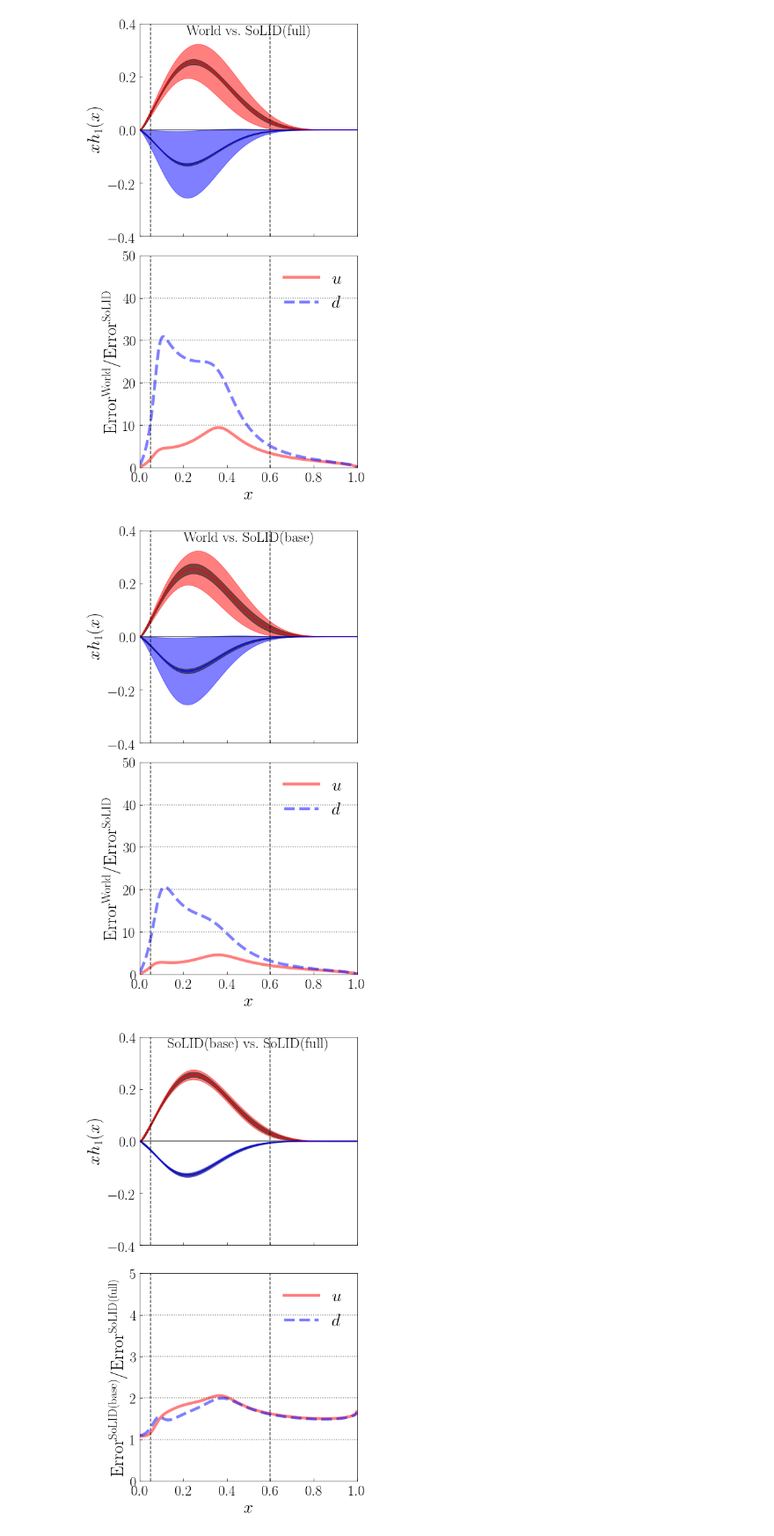
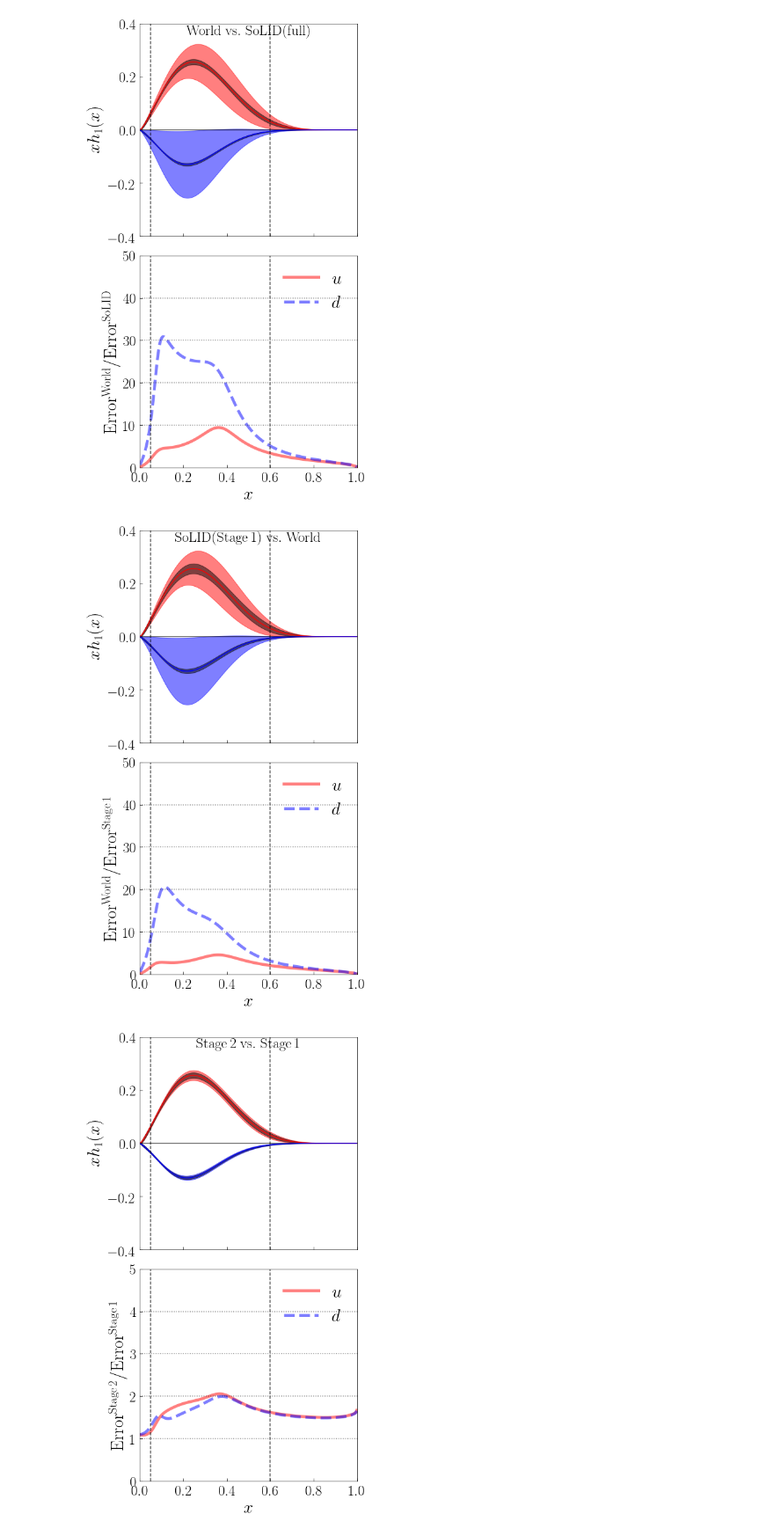
Before and after one commit to nathalysns/LiuSIDIS, a Jupyter notebook: SoLID/urgent/fit/Untitled.ipynb, the cells around one changed output. Shown at 88% size. Drawn from its saved outputs; the diff is of its cells as text; code cells hidden in the pictures.

```diff
--- a/SoLID/urgent/fit/Untitled.ipynb
+++ b/SoLID/urgent/fit/Untitled.ipynb
@@ -89,7 +89,7 @@ ax.tick_params(axis = 'both', which = 'both', direction = 'in', length = 5, pad
 ax.set_xticklabels([])
 ax.axvline(x = 0.05, linestyle = '--', color = 'black', alpha = 0.7)
 ax.axvline(x = 0.6, linestyle = '--', color = 'black', alpha = 0.7)
-ax.text(0.5, 0.95, r'$\rm World~vs.~SoLID(base)$', transform = ax.transAxes, horizontalalignment = 'center', fontsize = 25)
+ax.text(0.5, 0.95, r'$\rm SoLID(Stage\,1)~vs.~World$', transform = ax.transAxes, horizontalalignment = 'center', fontsize = 25)
 
 
 
@@ -101,7 +101,7 @@ ax.plot(xh['world'][:,0], xh['world'][:,4] / xh['base'][:,4],\
 ax.set_xlim(0,1)
 ax.set_ylim(0, 50)
 ax.set_xlabel(r'$x$', size = 30)
-ax.set_ylabel(r'$\rm Error^{World}/Error^{SoLID}$', size = 30)
+ax.set_ylabel(r'$\rm Error^{World}/Error^{Stage\,1}$', size = 30)
 ax.tick_params(axis = 'both', which = 'both', direction = 'in', length = 5, pad = 6, labelsize = 25)
 ax.axhline(y = 10, linestyle = ':', color = 'black', alpha = 0.5)
 ax.axhline(y = 20, linestyle = ':', color = 'black', alpha = 0.5)
@@ -113,9 +113,9 @@ ax.legend(frameon = False, loc = 'upper right', fontsize = 30)
 
 
 fig.tight_layout()
-fig.savefig("world-base.pdf")
+fig.savefig("world-stage1.pdf")
 # %% [output]
-[figure, old version]
+[figure, new version]
 # %%
 nrows, ncols = 2, 1
 tol = 7.04
@@ -137,37 +137,37 @@ ax.plot(xh['base'][:,0], xh['base'][:,3], color = 'blue', linestyle = '-')
 ax.set_xlim(0,1)
 ax.set_ylim(-0.4, 0.4)
 ax.set_ylabel(r'$xh_1(x)$', size = 30)
 ax.tick_params(axis = 'both', which = 'both', direction = 'in', length = 5, pad = 6, labelsize = 25)
 ax.set_xticklabels([])
 ax.axvline(x = 0.05, linestyle = '--', color = 'black', alpha = 0.7)
 ax.axvline(x = 0.6, linestyle = '--', color = 'black', alpha = 0.7)
-ax.text(0.5, 0.95, r'$\rm SoLID(base)~vs.~SoLID(full)$', transform = ax.transAxes, horizontalalignment = 'center', fontsize = 25)
+ax.text(0.5, 0.95, r'$\rm Stage\,2~vs.~Stage\,1$', transform = ax.transAxes, horizontalalignment = 'center', fontsize = 25)
 
 
 
 ax = fig.add_subplot(nrows, ncols, 2)
 ax.plot(xh['base'][:,0], xh['base'][:,2] / xh['solid'][:,2],\
         linestyle = '-', linewidth = 5, color = 'red', alpha = 0.5, label = r'$u$')
 ax.plot(xh['base'][:,0], xh['base'][:,4] / xh['solid'][:,4],\
         linestyle = '--', linewidth =5, color = 'blue', alpha = 0.5, label = r'$d$')
 ax.set_xlim(0,1)
 ax.set_ylim(0, 5)
 ax.set_xlabel(r'$x$', size = 30)
-ax.set_ylabel(r'$\rm Error^{SoLID(base)}/Error^{SoLID(full)}$', size = 30)
+ax.set_ylabel(r'$\rm Error^{Stage\,2}/Error^{Stage\,1}$', size = 30)
 ax.tick_params(axis = 'both', which = 'both', direction = 'in', length = 5, pad = 6, labelsize = 25)
 ax.axhline(y = 1, linestyle = ':', color = 'black', alpha = 0.5)
 ax.axhline(y = 2, linestyle = ':', color = 'black', alpha = 0.5)
 ax.axhline(y = 3, linestyle = ':', color = 'black', alpha = 0.5)
 ax.axhline(y = 4, linestyle = ':', color = 'black', alpha = 0.5)
 ax.axvline(x = 0.05, linestyle = '--', color = 'black', alpha = 0.7)
 ax.axvline(x = 0.6, linestyle = '--', color = 'black', alpha = 0.7)
 ax.legend(frameon = False, loc = 'upper right', fontsize = 30)
 
 
 fig.tight_layout()
-fig.savefig("full-base.pdf")
+fig.savefig("reduced-base.pdf")
 # %% [output]
-[figure, old version]
+[figure, new version]
 # %%
 nrows, ncols = 1, 1
 
```
Also changed, not shown: parts of 1 cell of this notebook, 8 other files.
